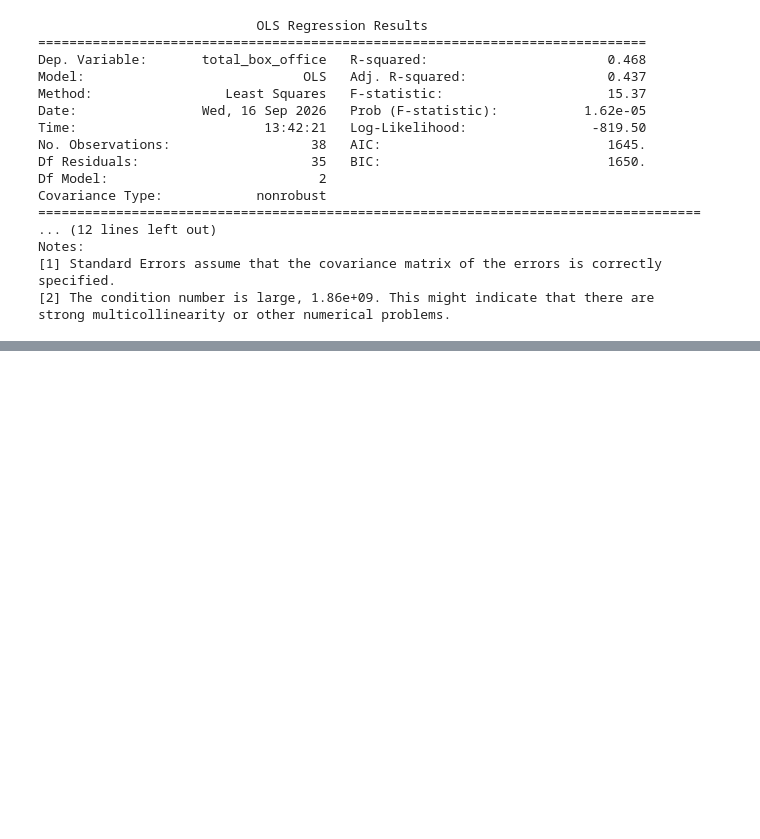
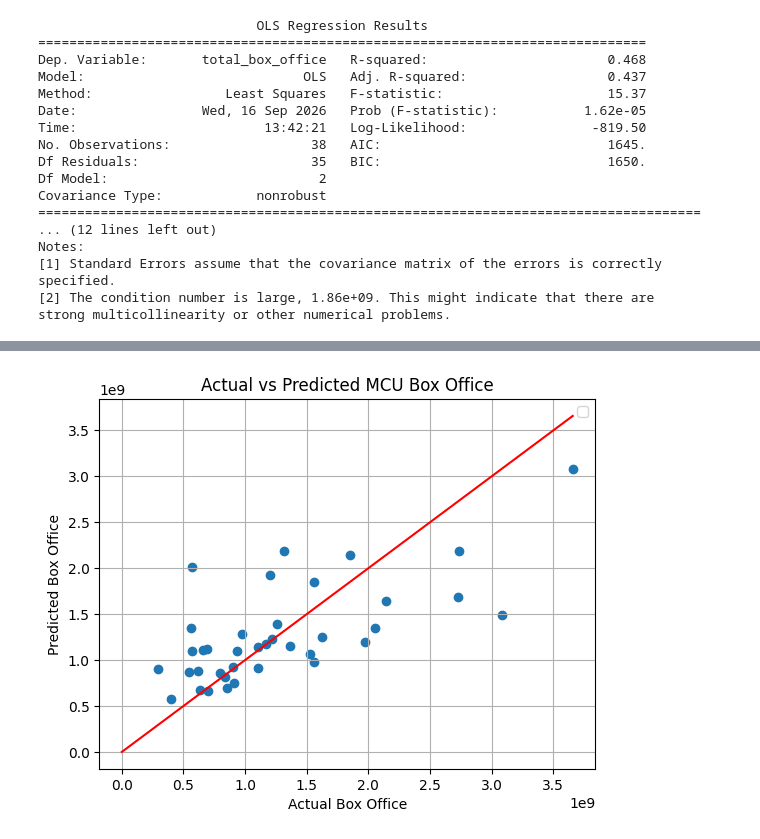
Before and after one commit to JamesCode-T/Data-analysis, a Jupyter notebook: marvel.ipynb, the cells around one changed output, grey strips where cells are left out. Cells and saved outputs as stored; diff of their text form; code cells hidden in the pictures; blank space fills up the shorter version.

Commit message:
Add files via upload
This is Version 2 of the marvel dataset as i added regression to help predict MCU box office.

```diff
--- a/marvel.ipynb
+++ b/marvel.ipynb
@@ -249,0 +269,8 @@ strong multicollinearity or other numerical problems.
+# %%
+mar["predicted_box_office"] = (
+    -2.666e9
+    + 3.796 * mar["production_budget"]
+    + 2.426e7 * mar["movie_duration"]
+)
+mar["predicted_box_office_frm"] = mar["predicted_box_office"].apply(lambda x: f"${x:,.2f}")
+mar.head()
@@ -249,0 +294,14 @@ strong multicollinearity or other numerical problems.
+# %%
+import matplotlib.pyplot as plt
+
+plt.scatter(mar["total_box_office"], mar["predicted_box_office"])
+plt.plot([0, mar["total_box_office"].max()], #x
+         [0, mar["total_box_office"].max()], #y
+         color="red")
+plt.xlabel("Actual Box Office")
+plt.ylabel("Predicted Box Office")
+plt.title("Actual vs Predicted MCU Box Office")
+plt.grid(True)
+plt.show()
+# %% [output]
+[figure, added]
```
Also changed, not shown: parts of 3 cells of this notebook.
